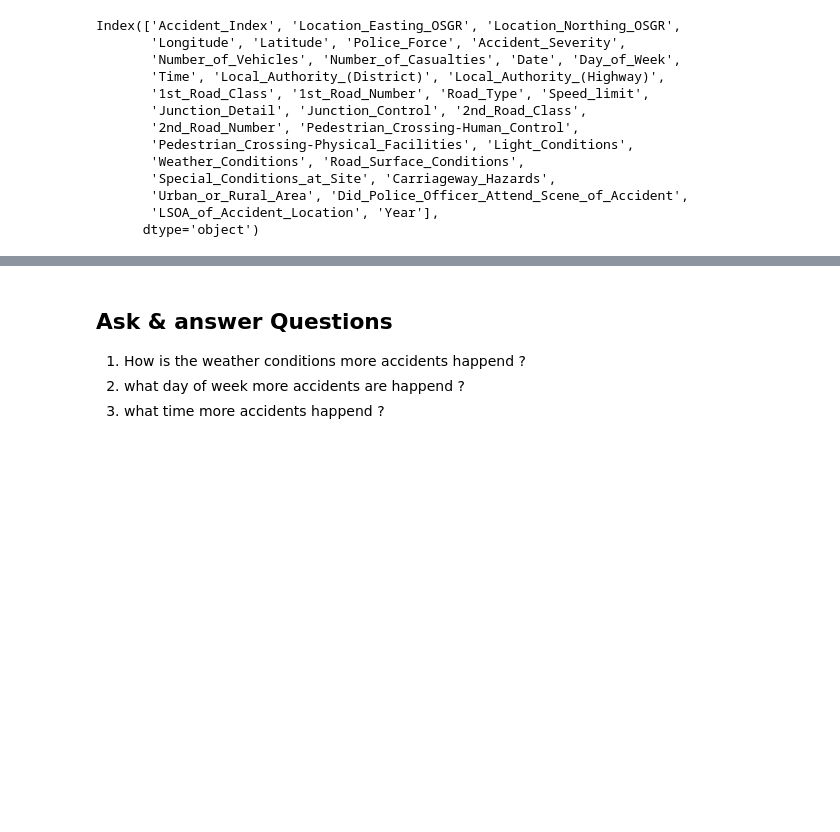
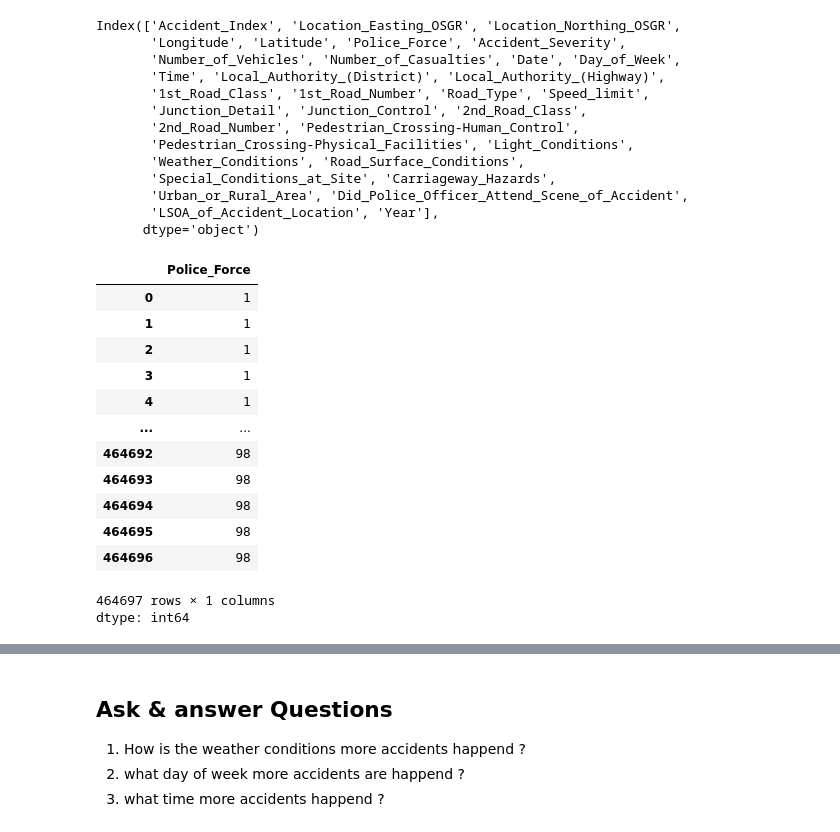
Before and after one commit to Naveen-Dilsh/EDA--traffic-flow-, a Jupyter notebook: Traffic.ipynb, the cells around one changed output, grey strips where cells are left out. Saved outputs shown, nothing was run; the diff lists cells and outputs as text; code cells hidden in the pictures; blank space fills up the shorter version.

```diff
--- a/Traffic.ipynb
+++ b/Traffic.ipynb
@@ -151,3 +151,21 @@ Index(['Accident_Index', 'Location_Easting_OSGR', 'Location_Northing_OSGR',
        'Urban_or_Rural_Area', 'Did_Police_Officer_Attend_Scene_of_Accident',
        'LSOA_of_Accident_Location', 'Year'],
       dtype='object')
+# %%
+# the specific police force area that recorded or investigated the traffic incident/accident
+df.Police_Force
+# %% [output]
+|  | Police_Force |
+| 0 | 1 |
+| 1 | 1 |
+| 2 | 1 |
+| 3 | 1 |
+| 4 | 1 |
+| ... | ... |
+| 464692 | 98 |
+| 464693 | 98 |
+| 464694 | 98 |
+| 464695 | 98 |
+| 464696 | 98 |
+464697 rows × 1 columns
+dtype: int64
```
Also changed, not shown: parts of 3 cells of this notebook.
